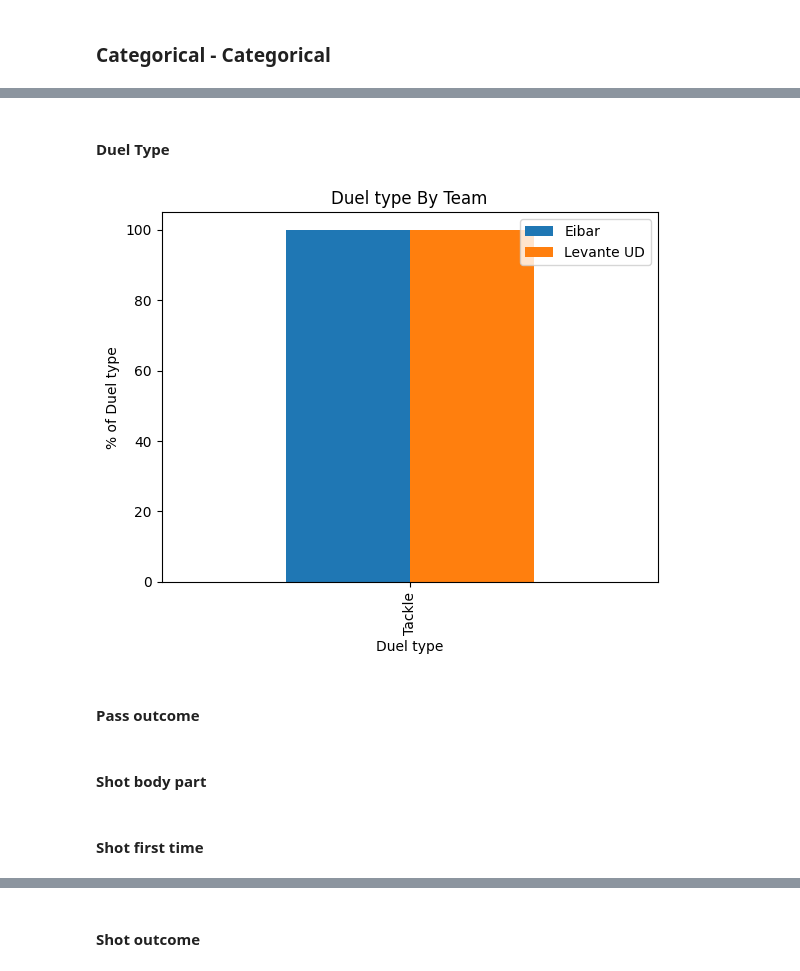
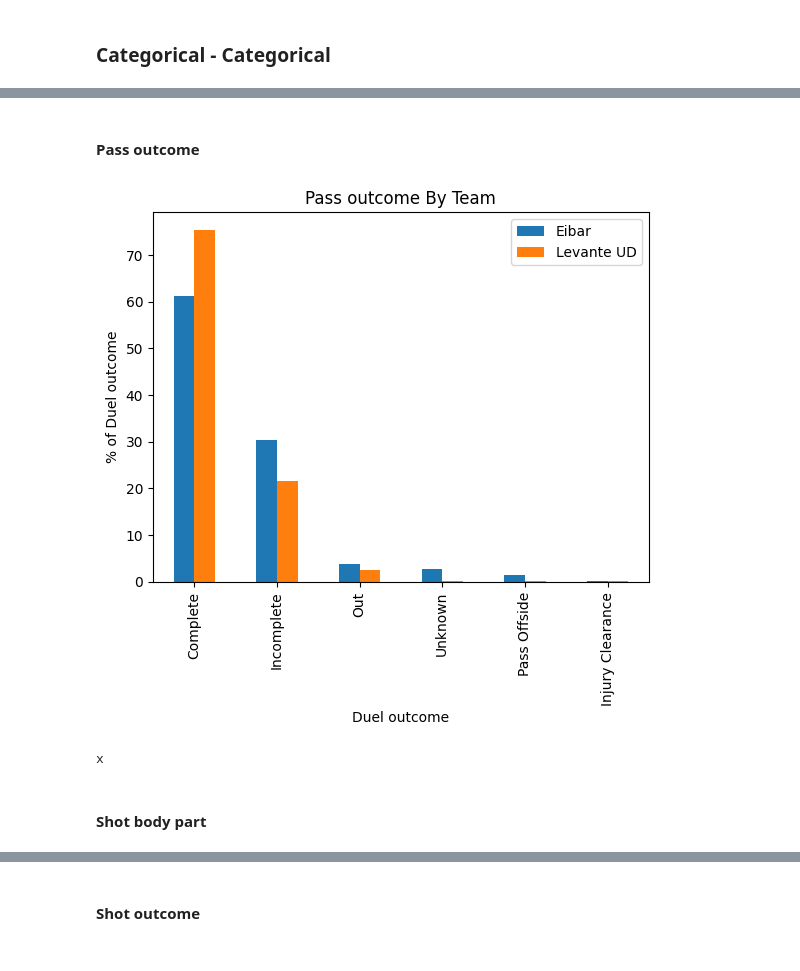
Before and after one commit to NojusMat/DataScience_CA2, a Jupyter notebook: NojusMatuseviciusDAProject.ipynb, the cells around one changed output, grey strips where cells are left out. Drawn from its saved outputs; the diff is of its cells as text; code cells hidden in the pictures.

Commit message:
Removed Columns

```diff
--- a/NojusMatuseviciusDAProject.ipynb
+++ b/NojusMatuseviciusDAProject.ipynb
@@ -129,21 +125,20 @@ data.drop(['possession_team'], axis=1, inplace=True)
 data.drop(['shot_deflected'], axis=1, inplace=True)
 data.drop(['possession'], axis=1, inplace=True)
 data.drop(['pass_technique'], axis=1, inplace=True)
+data.drop(['duel_outcome'], axis=1, inplace=True)
+data.drop(['duel_type'], axis=1, inplace=True)
+data.drop(['period'], axis=1, inplace=True)
+data.drop(['shot_first_time'], axis=1, inplace=True)
+data.drop(['shot_technique'], axis=1, inplace=True)
 # %% [markdown]
 ## Missing Values
 # %%
 # Drop the rows where all elements are missing.
-columns_to_check =['duel_outcome','duel_type','pass_length','pass_outcome','shot_first_time','shot_outcome','shot_technique','second','minute','shot_body_part']
+columns_to_check =['pass_length','pass_outcome','shot_outcome','second','minute','shot_body_part']
 data.dropna(subset=columns_to_check, how='all', inplace=True)
 
 # if pass length is not null and pass outcome is null, then pass outcome is complete
 data.loc[data['pass_length'].notnull() & data['pass_outcome'].isnull(),'pass_outcome'] = 'Complete'
-
-# if duel type is not null and duel outcome is null, then duel outcome is lost
-data.loc[data['duel_type'].notnull() & data['duel_outcome'].isnull(),'duel_outcome'] = 'Lost'
-
-# if shot outcome is not null and shot first time is null, then shot first time is false
-data.loc[data['shot_outcome'].notnull() & data['shot_first_time'].isnull(),'shot_first_time'] = 'False'
 
 # Fill the missing values with the value N/A
 data.fillna("N/A", inplace = True)
@@ -154,9 +149,6 @@ data['pass_length'] = pd.to_numeric(data['pass_length'], errors='coerce').fillna
 data['pass_length'] = data ['pass_length']
 
 
-# Convert the shot first time to float
-data['shot_first_time'] = data['shot_first_time'].astype(str)
-
 # Checking the missing values in the dataset.
 print(data.isnull().sum())
 
@@ -2565,32 +1251,2 @@ Levante have a marginally better tackling success rate than Eibar
-# %% [markdown]
-#### Duel Type
-# %%
-#________________________________________Duel type/ Pass outcome _______________________________________________________
-
-#________________________________________Duel type/ shot body part _______________________________________________________
-
-#________________________________________Duel type/ shot first time _______________________________________________________
-
-#________________________________________Duel type/ shot outcome _______________________________________________________
-
-#________________________________________Duel type/ shot technique _______________________________________________________
-
-#________________________________________Duel type/ team _______________________________________________________
-
-# Calculate the percentage of each tackle outcome probability by team.
-eibar_data_percentages = eibar_data['duel_type'].value_counts(normalize=True)*100
-levante_data_percentages = levante_data['duel_type'].value_counts(normalize=True)*100
-
-# Plot the bar chart for the duel type by team .
-# It was a challenge to be able to joint the two teams together and compare them tried with hue at first. settled with using concat
-team_dueling = pd.concat([eibar_data_percentages, levante_data_percentages], axis=1, keys=['Eibar', 'Levante UD'])
-team_dueling.plot.bar()
-plt.title("Duel type By Team")
-plt.xlabel("Duel type")
-plt.ylabel("% of Duel type")
-plt.show() #Show the plot
-print("Both teams had the same information")
-# %% [output]
-[figure, removed]
 # %% [markdown]
 #### Pass outcome
@@ -2607,2 +1253,29 @@ print("Both teams had the same information")
+# %%
+#________________________________________Pass outcome/ shot body part _______________________________________________________
+
+#________________________________________Pass outcome/ shot outcome _______________________________________________________
+
+#________________________________________Pass outcome/ team _______________________________________________________
+
+filtered_pass_outcome = data[(data['pass_outcome'] != 'N/A')]
+
+eibar_data = filtered_pass_outcome[filtered_pass_outcome['team'] == 'Eibar']
+levante_data = filtered_pass_outcome[filtered_pass_outcome['team'] == 'Levante UD']
+
+# Calculate the percentage of each pass outcome probability by team.
+eibar_data_percentages = eibar_data['pass_outcome'].value_counts(normalize=True)*100
+levante_data_percentages = levante_data['pass_outcome'].value_counts(normalize=True)*100
+
+# Plot the bar chart for the pass outcome by team .
+team_dueling = pd.concat([eibar_data_percentages, levante_data_percentages], axis=1, keys=['Eibar', 'Levante UD'])
+team_dueling.plot.bar()
+plt.title("Pass outcome By Team")
+plt.xlabel("Duel outcome")
+plt.ylabel("% of Duel outcome")
+plt.show() #Show the plot
+print("x")
+# %% [output]
+[figure, added]
+x
 # %% [markdown]
 #### Shot body part
@@ -2617,2 +1281,0 @@ print("Both teams had the same information")
-# %% [markdown]
-#### Shot first time
```
Also changed, not shown: parts of 56 cells of this notebook, 1 other file.
